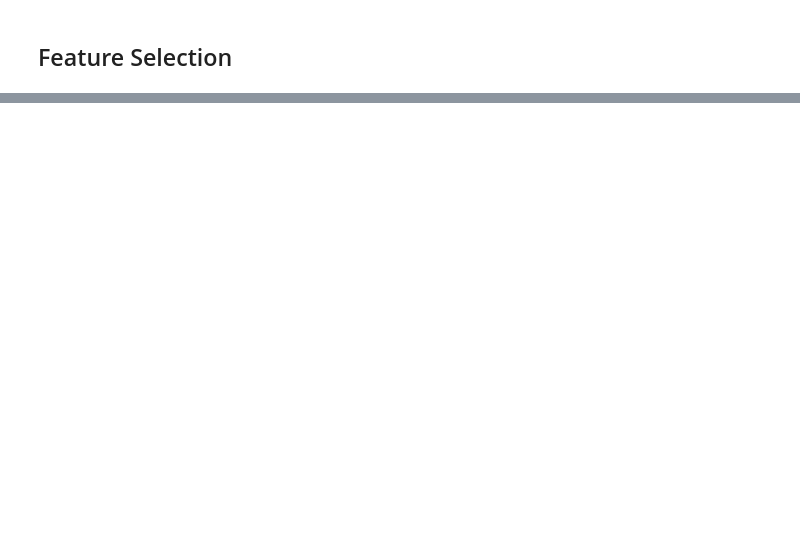
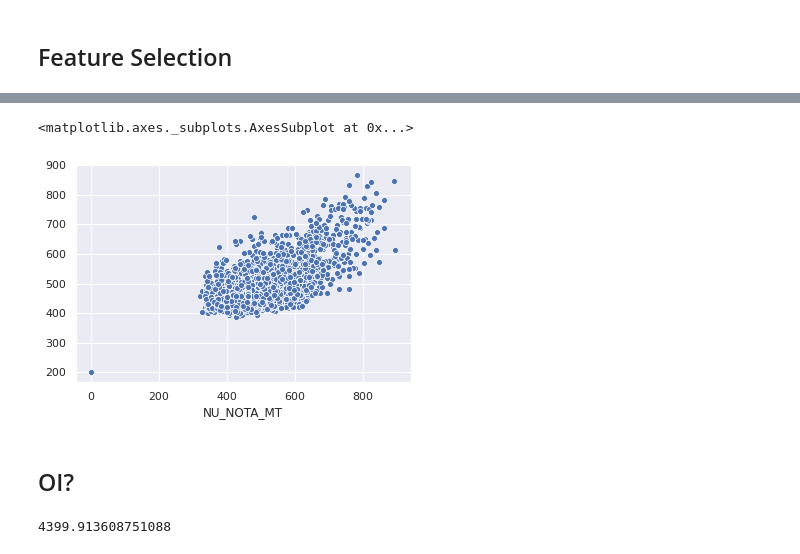
Before and after one commit to LucasDatilioCarderelli/Codenation, a Jupyter notebook: Codenation.ipynb, the cells around one changed output, grey strips where cells are left out. Drawn from its saved outputs; the diff is of its cells as text; code cells hidden in the pictures; blank space fills up the shorter version.

```diff
--- a/Codenation.ipynb
+++ b/Codenation.ipynb
@@ -270,0 +241,10 @@ pd.Series(k_vs_score, index=range(2,120,3)).plot(figsize=(10,7))
+# %%
+import seaborn as sns
+sns.set()
+
+sns.scatterplot(x=yval, y=p)
+# %% [output]
+<matplotlib.axes._subplots.AxesSubplot at 0x...>
+[figure, added]
+# %% [markdown]
+## OI?
@@ -270,0 +257,10 @@ pd.Series(k_vs_score, index=range(2,120,3)).plot(figsize=(10,7))
+# %%
+from sklearn.linear_model import LinearRegression
+
+mdl = LinearRegression()
+mdl.fit(Xtrain, ytrain)
+p = mdl.predict(Xval)
+score = mean_squared_error(yval, p)
+score
+# %% [output]
+4399.913608751088
```
Also changed, not shown: parts of 24 cells of this notebook.
